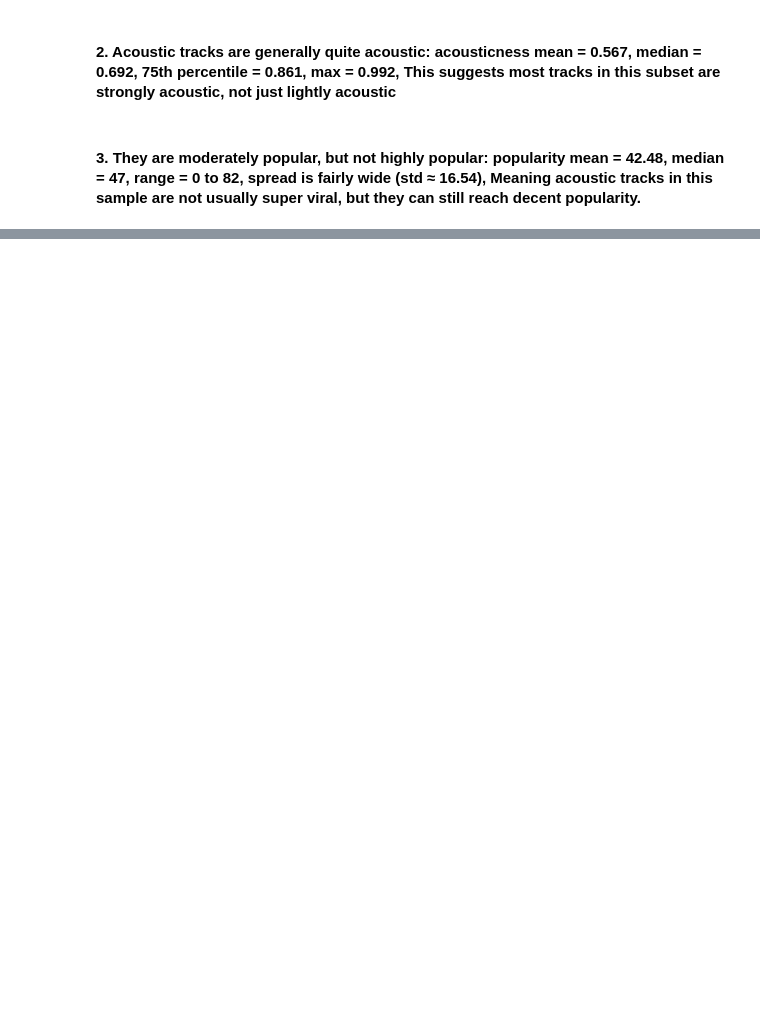
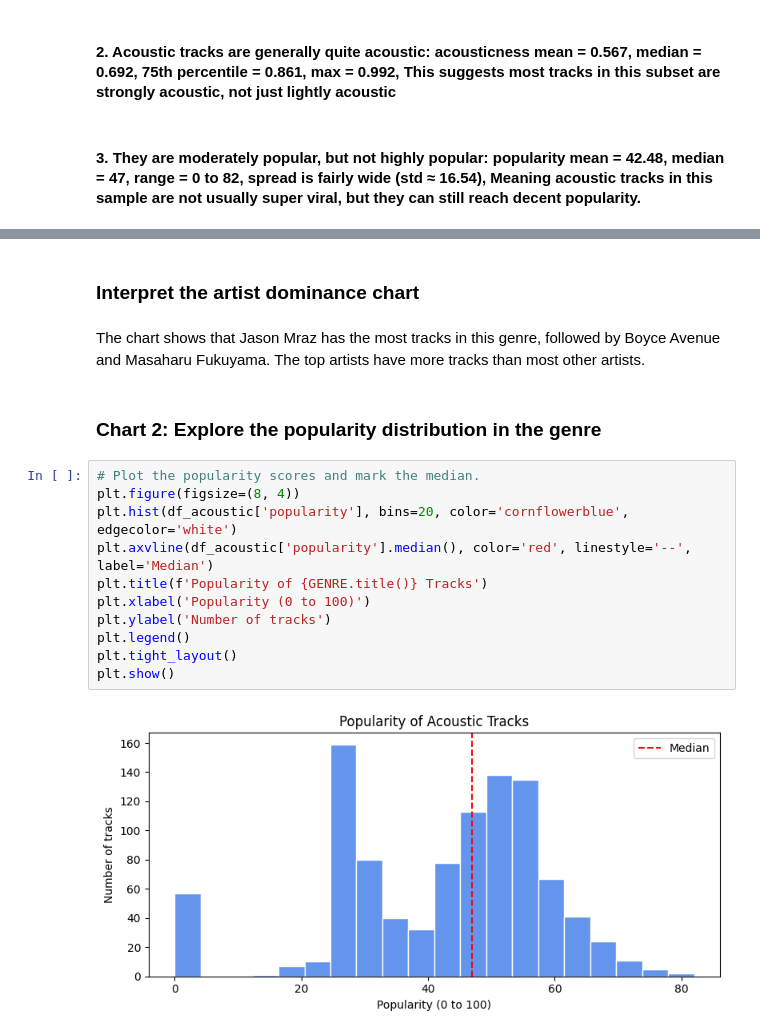
Before and after one commit to Mart07-hub/music-popularity-capstone-Group-6, a Jupyter notebook: music_popularity_build_phase.ipynb, the cells around one changed output, grey strips where cells are left out. Saved outputs shown, nothing was run; the diff lists cells and outputs as text; blank space fills up the shorter version.

```diff
--- a/music_popularity_build_phase.ipynb
+++ b/music_popularity_build_phase.ipynb
@@ -208,0 +367,19 @@ df_acoustic.describe()
+# %% [markdown]
+### Interpret the artist dominance chart
+# %% [markdown]
+The chart shows that Jason Mraz has the most tracks in this genre, followed by Boyce Avenue and Masaharu Fukuyama. The top artists have more tracks than most other artists.
+# %% [markdown]
+### Chart 2: Explore the popularity distribution in the genre
+# %%
+# Plot the popularity scores and mark the median.
+plt.figure(figsize=(8, 4))
+plt.hist(df_acoustic['popularity'], bins=20, color='cornflowerblue', edgecolor='white')
+plt.axvline(df_acoustic['popularity'].median(), color='red', linestyle='--', label='Median')
+plt.title(f'Popularity of {GENRE.title()} Tracks')
+plt.xlabel('Popularity (0 to 100)')
+plt.ylabel('Number of tracks')
+plt.legend()
+plt.tight_layout()
+plt.show()
+# %% [output]
+[figure, added]
```
Also changed, not shown: parts of 76 cells of this notebook, 2 other files.
